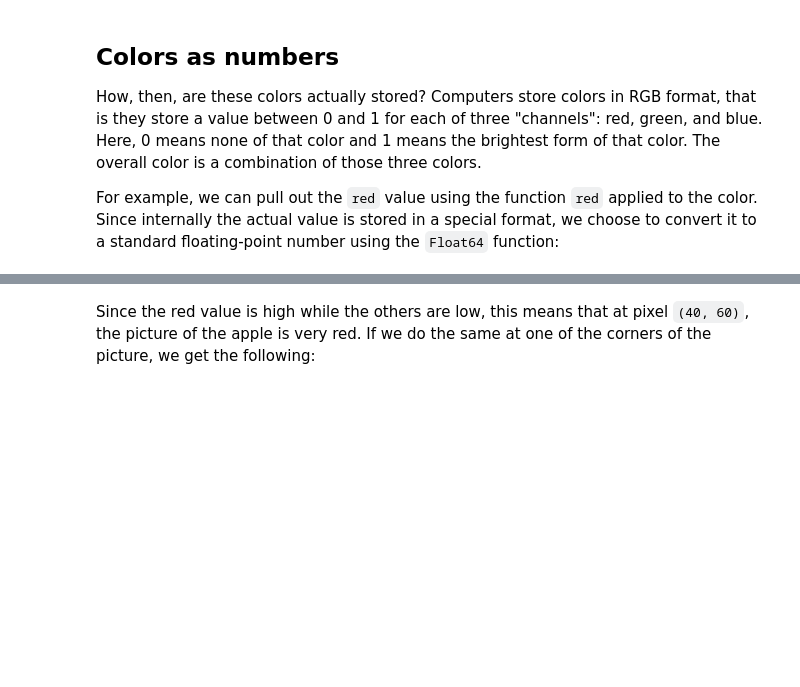
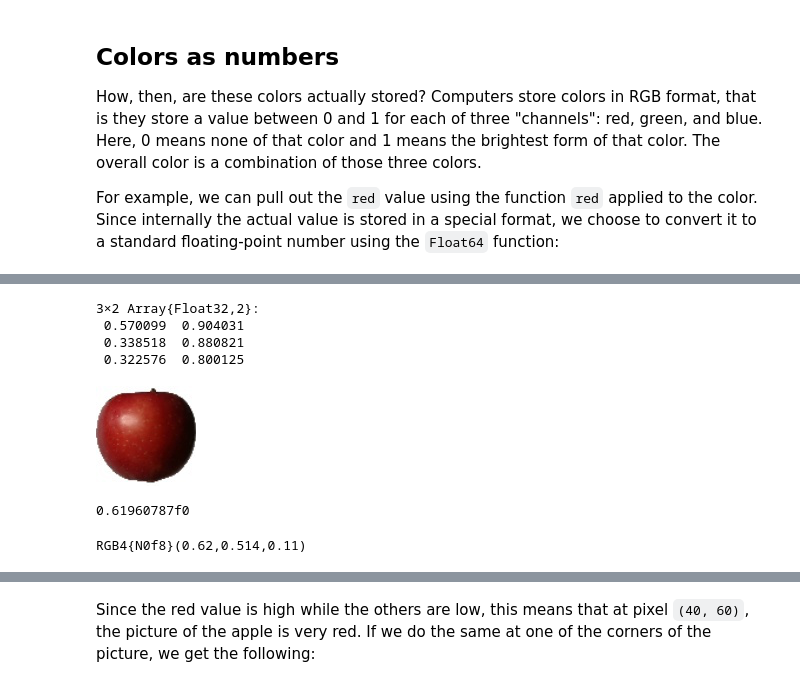
Before and after one commit to fflory/training_julia_201806, a Jupyter notebook: training/iccml/01. ML - Representing data in a computer.ipynb, the cells around one changed output, grey strips where cells are left out. Cells and saved outputs as stored; diff of their text form; code cells hidden in the pictures; blank space fills up the shorter version.

```diff
--- a/training/iccml/01. ML - Representing data in a computer.ipynb
+++ b/training/iccml/01. ML - Representing data in a computer.ipynb
@@ -46,0 +83,7 @@ Float64(red(apple[40, 60]))
+# %%
+ [ mean(float.(c.(img))) for c = [red,green,blue], img = [apple,banana] ]
+# %% [output]
+3×2 Array{Float32,2}:
+ 0.570099  0.904031
+ 0.338518  0.880821
+ 0.322576  0.800125
@@ -47,3 +95,15 @@ Float64(red(apple[40, 60]))
+# %%
+apple
+# %% [output]
+[figure, added]
+# %%
+float(red(banana[50,20]))
+# %% [output]
+0.61960787f0
+# %%
+banana[50,20]
+# %% [output]
+RGB4{N0f8}(0.62,0.514,0.11)
 # %%
 pixel = apple[40, 60]
 
```
Also changed, not shown: parts of 28 cells of this notebook, 4 other files.
